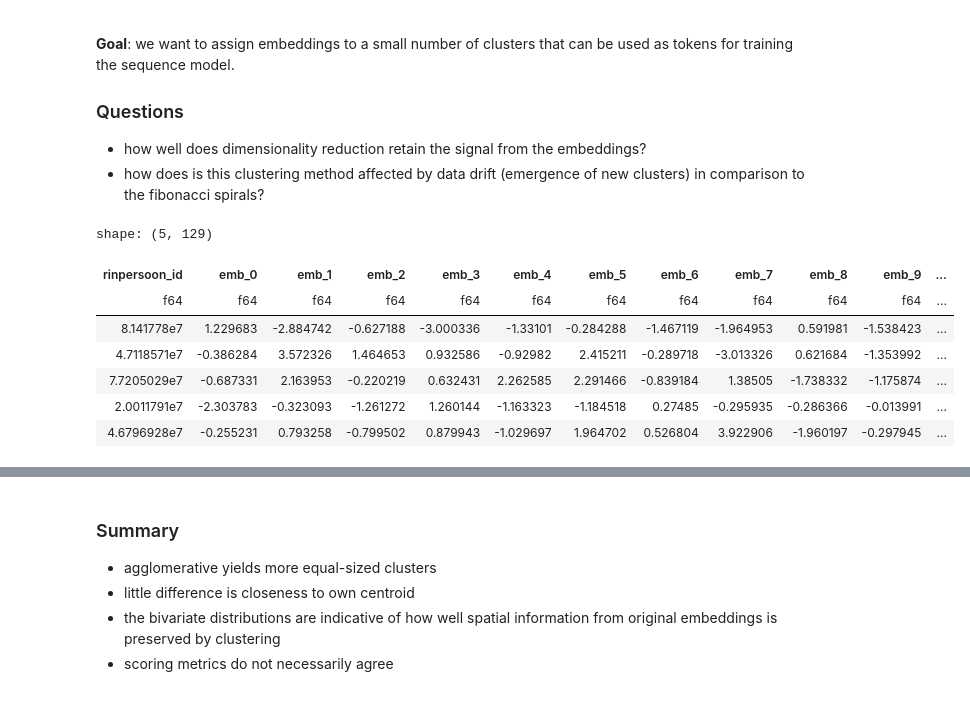
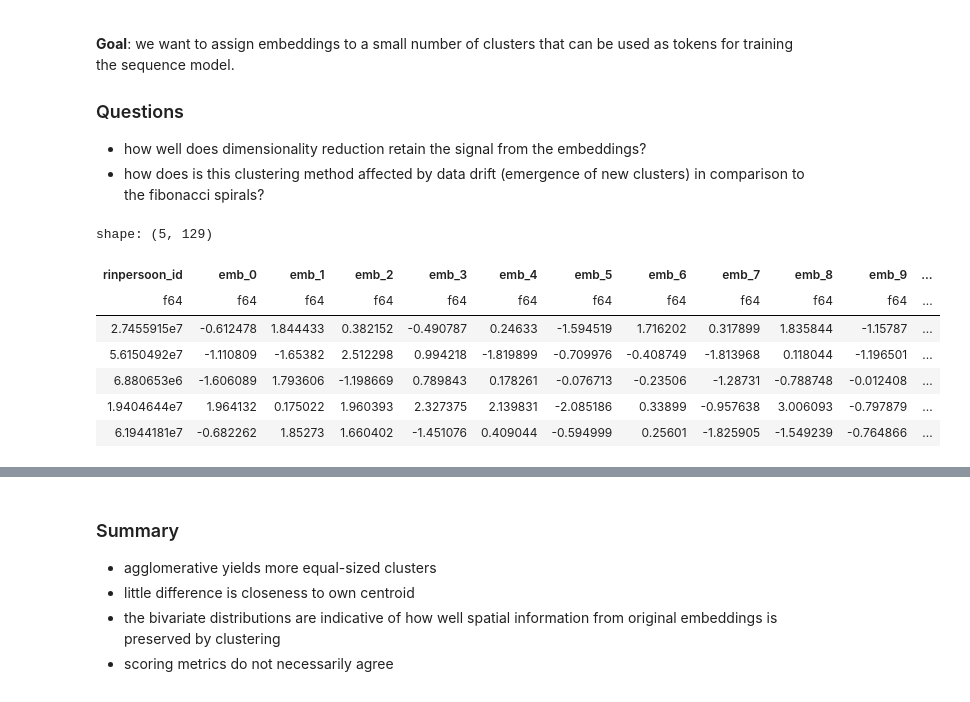
Before and after one commit to odissei-lifecourse/life-sequencing-dutch, a Jupyter notebook: notebooks/emb-clustering.ipynb, the cells around one changed output, grey strips where cells are left out. Saved outputs shown, nothing was run; the diff lists cells and outputs as text; code cells hidden in the pictures.

```diff
--- a/notebooks/emb-clustering.ipynb
+++ b/notebooks/emb-clustering.ipynb
@@ -13,18 +15,18 @@ from sklearn.cluster import KMeans, AgglomerativeClustering
 # %%
-n_true_clusters = 300
+n_true_clusters = 100
 N = 5_000
-n_clusters = 100
+n_clusters = 50
 embs = create_fake_embs(n=N, n_clusters=n_true_clusters)
 embs.head()
 # %% [output]
 shape: (5, 129)
 | rinpersoon_id | emb_0 | emb_1 | emb_2 | emb_3 | emb_4 | emb_5 | emb_6 | emb_7 | emb_8 | emb_9 | ... |
 | f64 | f64 | f64 | f64 | f64 | f64 | f64 | f64 | f64 | f64 | f64 | ... |
-| 8.141778e7 | 1.229683 | -2.884742 | -0.627188 | -3.000336 | -1.33101 | -0.284288 | -1.467119 | -1.964953 | 0.591981 | -1.538423 | ... |
-| 4.7118571e7 | -0.386284 | 3.572326 | 1.464653 | 0.932586 | -0.92982 | 2.415211 | -0.289718 | -3.013326 | 0.621684 | -1.353992 | ... |
-| 7.7205029e7 | -0.687331 | 2.163953 | -0.220219 | 0.632431 | 2.262585 | 2.291466 | -0.839184 | 1.38505 | -1.738332 | -1.175874 | ... |
-| 2.0011791e7 | -2.303783 | -0.323093 | -1.261272 | 1.260144 | -1.163323 | -1.184518 | 0.27485 | -0.295935 | -0.286366 | -0.013991 | ... |
-| 4.6796928e7 | -0.255231 | 0.793258 | -0.799502 | 0.879943 | -1.029697 | 1.964702 | 0.526804 | 3.922906 | -1.960197 | -0.297945 | ... |
+| 2.7455915e7 | -0.612478 | 1.844433 | 0.382152 | -0.490787 | 0.24633 | -1.594519 | 1.716202 | 0.317899 | 1.835844 | -1.15787 | ... |
+| 5.6150492e7 | -1.110809 | -1.65382 | 2.512298 | 0.994218 | -1.819899 | -0.709976 | -0.408749 | -1.813968 | 0.118044 | -1.196501 | ... |
+| 6.880653e6 | -1.606089 | 1.793606 | -1.198669 | 0.789843 | 0.178261 | -0.076713 | -0.23506 | -1.28731 | -0.788748 | -0.012408 | ... |
+| 1.9404644e7 | 1.964132 | 0.175022 | 1.960393 | 2.327375 | 2.139831 | -2.085186 | 0.33899 | -0.957638 | 3.006093 | -0.797879 | ... |
+| 6.1944181e7 | -0.682262 | 1.85273 | 1.660402 | -1.451076 | 0.409044 | -0.594999 | 0.25601 | -1.825905 | -1.549239 | -0.764866 | ... |
 # %%
 input_map = {
     "kmeans": KMeans(random_state=0, n_init="auto"),
```
Also changed, not shown: parts of 3 cells of this notebook.
